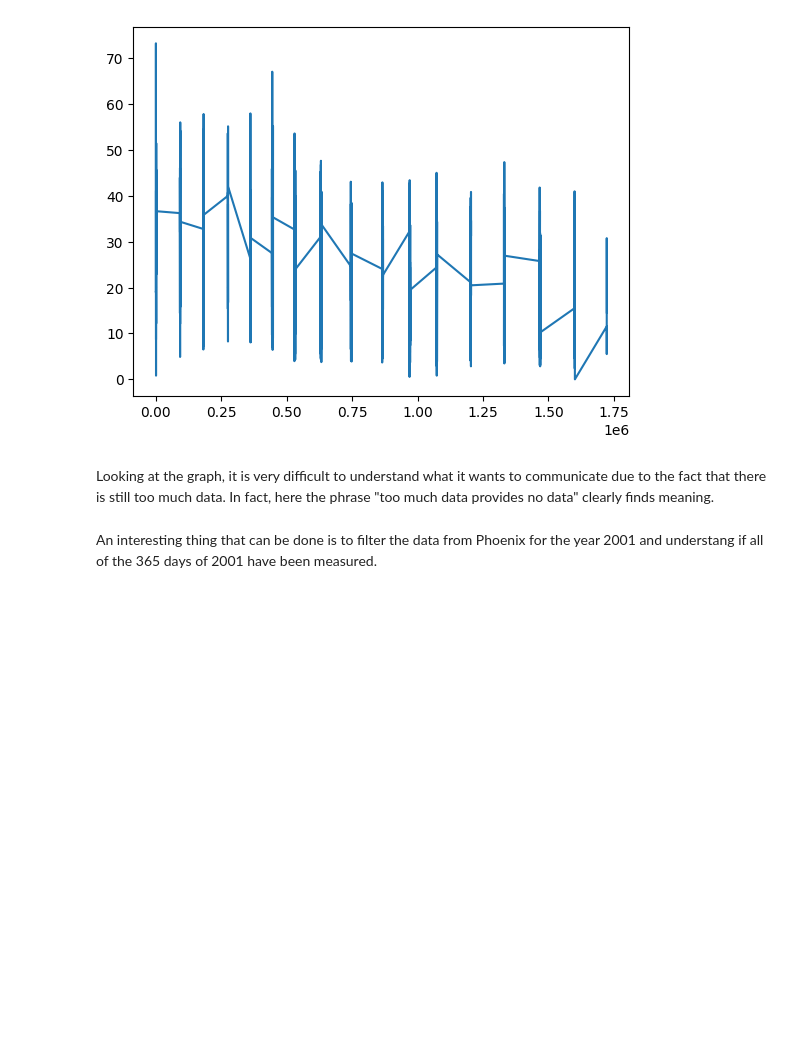
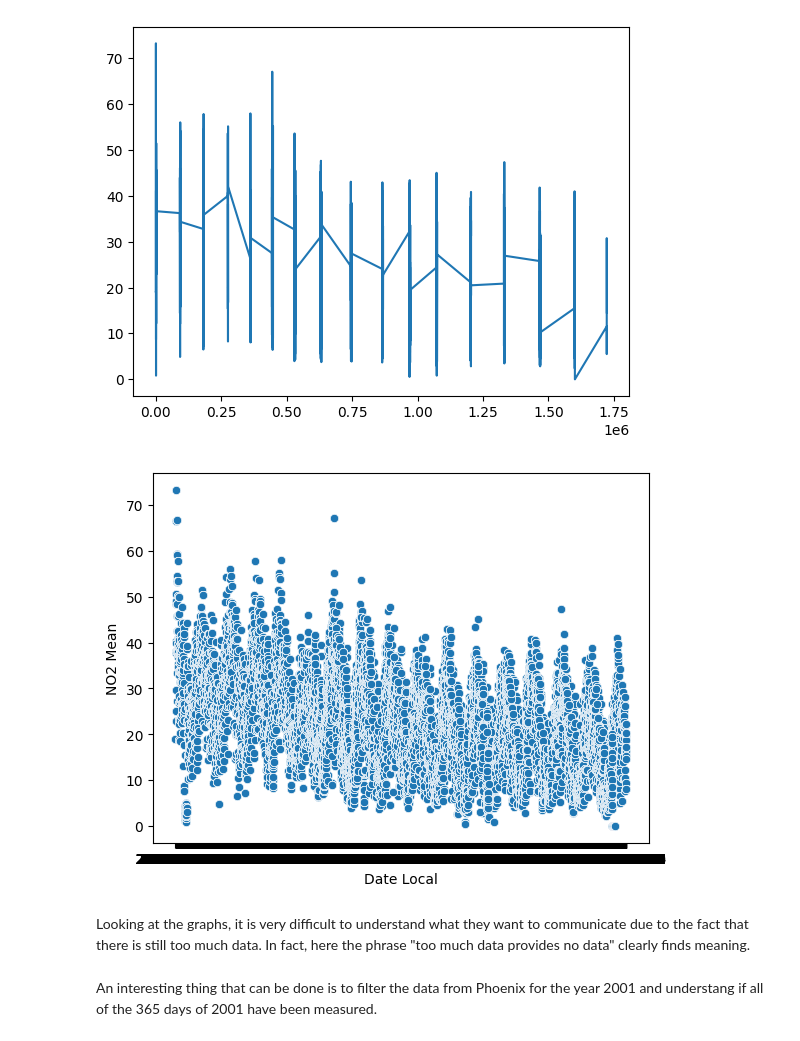
Before and after one commit to letizialanza01/Project_US_Pollution, a Jupyter notebook: Project_US_Pollution.ipynb, the cells around one changed output. Drawn from its saved outputs; the diff is of its cells as text; code cells hidden in the pictures; blank space fills up the shorter version.

```diff
--- a/Project_US_Pollution.ipynb
+++ b/Project_US_Pollution.ipynb
@@ -434,8 +434,14 @@ plt.plot(pollution_phoenix['NO2 Mean'], label = '')
 plt.show()
 # %% [output]
 [figure]
+# %%
+plt.figure()
+sns.scatterplot(data = pollution_phoenix, x = 'Date Local', y = 'NO2 Mean')
+plt.show()
+# %% [output]
+[figure, added]
 # %% [markdown]
-Looking at the graph, it is very difficult to understand what it wants to communicate due to the fact that there is still too much data. In fact, here the phrase "too much data provides no data" clearly finds meaning.
+Looking at the graphs, it is very difficult to understand what they want to communicate due to the fact that there is still too much data. In fact, here the phrase "too much data provides no data" clearly finds meaning.
 # %% [markdown]
 An interesting thing that can be done is to filter the data from Phoenix for the year 2001 and understang if all of the 365 days of 2001 have been measured.
 # %% [markdown]
```
Also changed, not shown: parts of 26 cells of this notebook.
